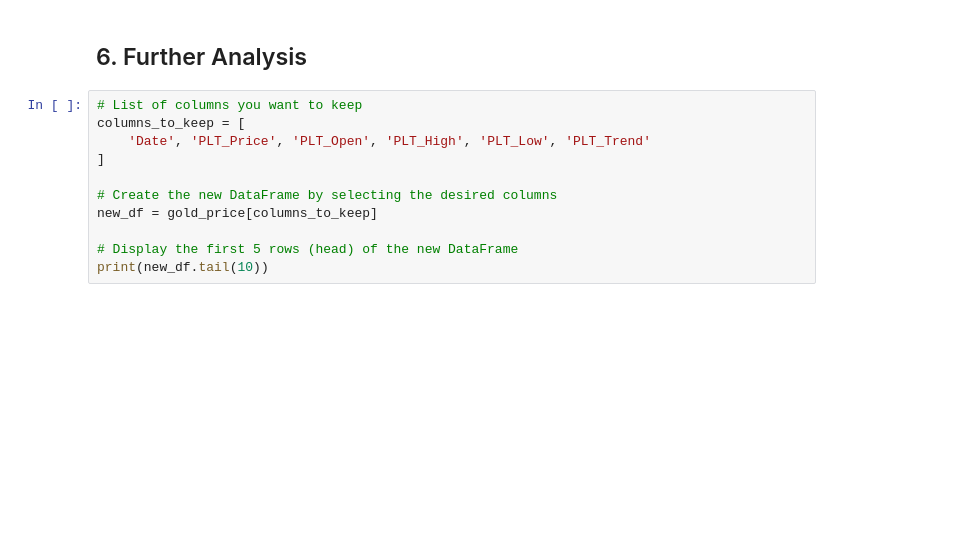
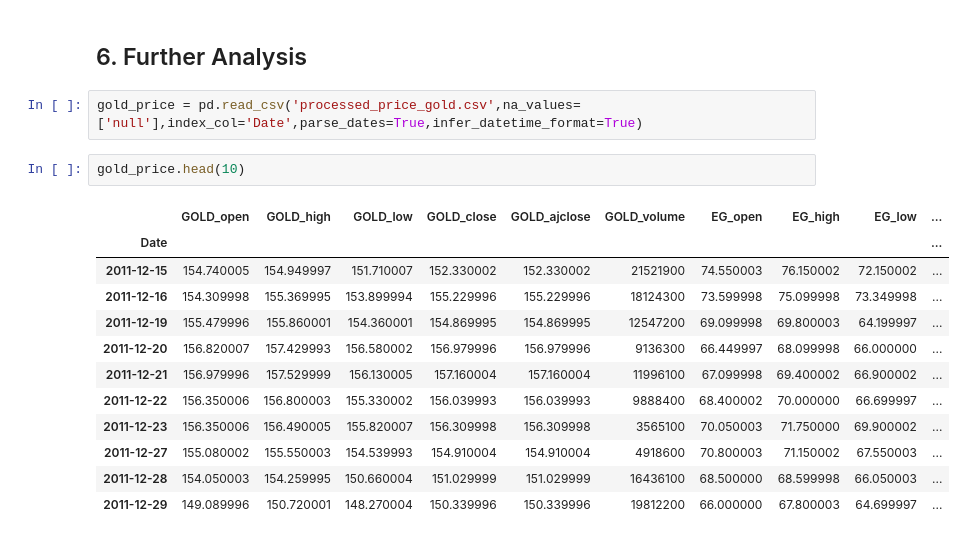
Before and after one commit to WickeyC/ds-assignment, a Jupyter notebook: Further Analysis.ipynb, the cells around one changed output. Drawn from its saved outputs; the diff is of its cells as text; blank space fills up the shorter version.

```diff
--- a/Further Analysis.ipynb
+++ b/Further Analysis.ipynb
@@ -23,16 +44,22 @@ warnings.filterwarnings("ignore")
 # %% [markdown]
 ## 6. Further Analysis
-# %%
-# List of columns you want to keep
-columns_to_keep = [
-    'Date', 'PLT_Price', 'PLT_Open', 'PLT_High', 'PLT_Low', 'PLT_Trend'
-]
-
-# Create the new DataFrame by selecting the desired columns
-new_df = gold_price[columns_to_keep]
-
-# Display the first 5 rows (head) of the new DataFrame
-print(new_df.tail(10))
+# %%
+gold_price = pd.read_csv('processed_price_gold.csv',na_values=['null'],index_col='Date',parse_dates=True,infer_datetime_format=True)
+# %%
+gold_price.head(10)
+# %% [output]
+|  | GOLD_open | GOLD_high | GOLD_low | GOLD_close | GOLD_ajclose | GOLD_volume | EG_open | EG_high | EG_low | ... |
+| Date |  |  |  |  |  |  |  |  |  | ... |
+| 2011-12-15 | 154.740005 | 154.949997 | 151.710007 | 152.330002 | 152.330002 | 21521900 | 74.550003 | 76.150002 | 72.150002 | ... |
+| 2011-12-16 | 154.309998 | 155.369995 | 153.899994 | 155.229996 | 155.229996 | 18124300 | 73.599998 | 75.099998 | 73.349998 | ... |
+| 2011-12-19 | 155.479996 | 155.860001 | 154.360001 | 154.869995 | 154.869995 | 12547200 | 69.099998 | 69.800003 | 64.199997 | ... |
+| 2011-12-20 | 156.820007 | 157.429993 | 156.580002 | 156.979996 | 156.979996 | 9136300 | 66.449997 | 68.099998 | 66.000000 | ... |
+| 2011-12-21 | 156.979996 | 157.529999 | 156.130005 | 157.160004 | 157.160004 | 11996100 | 67.099998 | 69.400002 | 66.900002 | ... |
+| 2011-12-22 | 156.350006 | 156.800003 | 155.330002 | 156.039993 | 156.039993 | 9888400 | 68.400002 | 70.000000 | 66.699997 | ... |
+| 2011-12-23 | 156.350006 | 156.490005 | 155.820007 | 156.309998 | 156.309998 | 3565100 | 70.050003 | 71.750000 | 69.900002 | ... |
+| 2011-12-27 | 155.080002 | 155.550003 | 154.539993 | 154.910004 | 154.910004 | 4918600 | 70.800003 | 71.150002 | 67.550003 | ... |
+| 2011-12-28 | 154.050003 | 154.259995 | 150.660004 | 151.029999 | 151.029999 | 16436100 | 68.500000 | 68.599998 | 66.050003 | ... |
+| 2011-12-29 | 149.089996 | 150.720001 | 148.270004 | 150.339996 | 150.339996 | 19812200 | 66.000000 | 67.800003 | 64.699997 | ... |
 # %%
 # Define the columns to plot
 gold_columns = ['GOLD_open', 'GOLD_high', 'GOLD_low', 'GOLD_ajclose', 'GOLD_volume']
```
Also changed, not shown: parts of 3 cells of this notebook, 19 other files.
